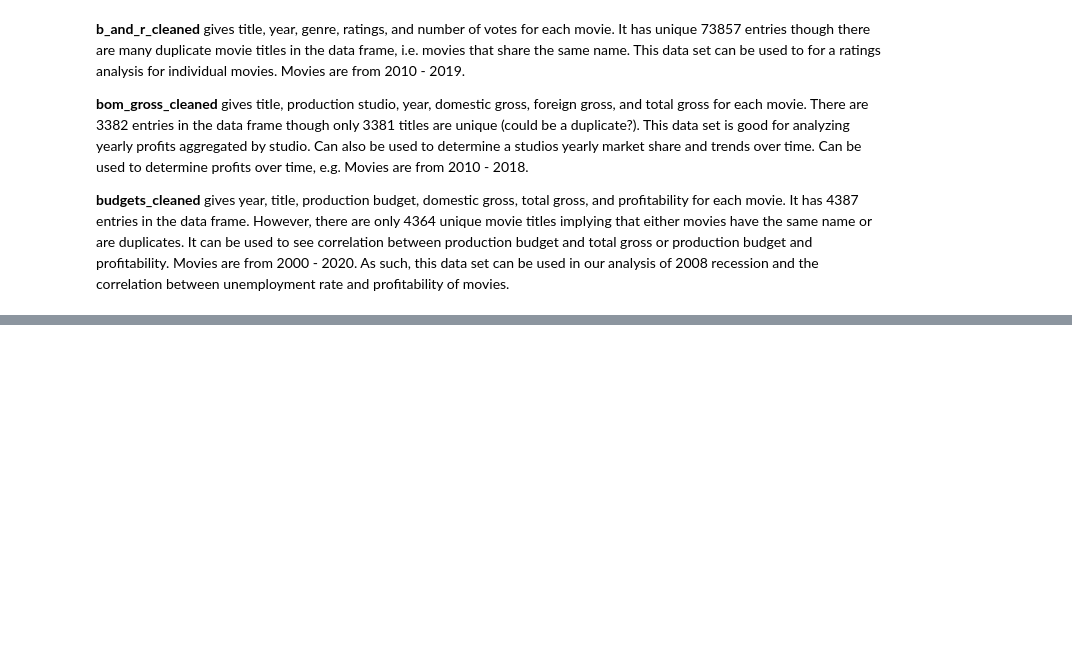
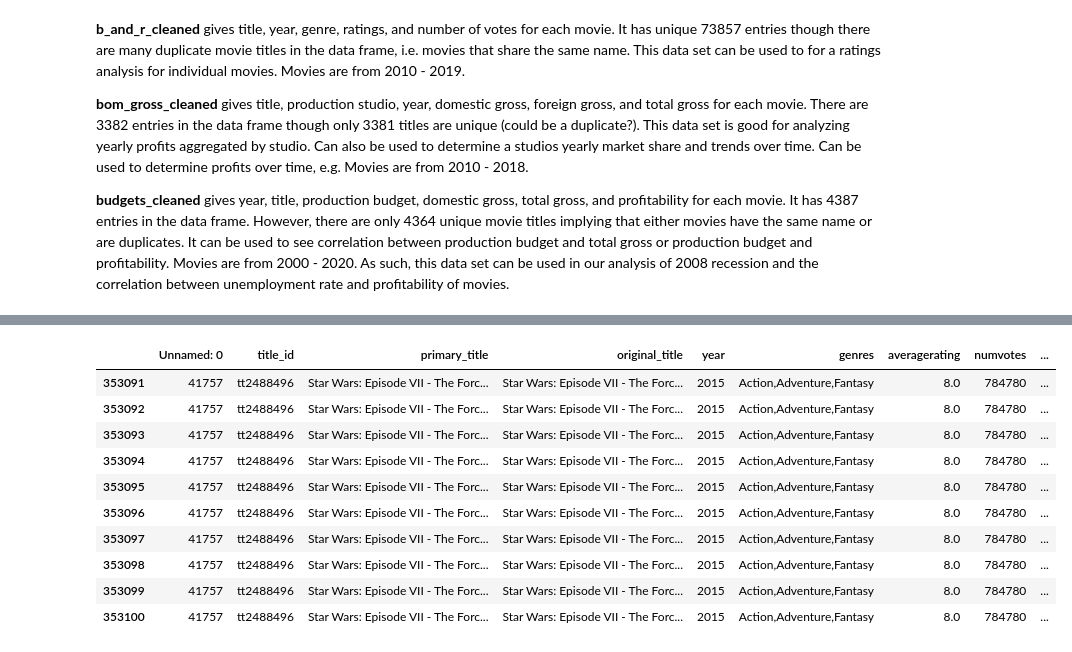
Before and after one commit to itcalderon/2020-movie-analysis, a Jupyter notebook: cleaning_dataframes.ipynb, the cells around one changed output, grey strips where cells are left out. Saved outputs shown, nothing was run; the diff lists cells and outputs as text; code cells hidden in the pictures; blank space fills up the shorter version.

```diff
--- a/cleaning_dataframes.ipynb
+++ b/cleaning_dataframes.ipynb
@@ -488,0 +671,14 @@ budgets_cleaned.to_csv('Cleaned Data/cleaned_tn-movie-budgets.csv')
+# %%
+merged_imdb[merged_imdb.title_id ==  'tt2488496']
+# %% [output]
+|  | Unnamed: 0 | title_id | primary_title | original_title | year | genres | averagerating | numvotes | ... |
+| 353091 | 41757 | tt2488496 | Star Wars: Episode VII - The Forc... | Star Wars: Episode VII - The Forc... | 2015 | Action,Adventure,Fantasy | 8.0 | 784780 | ... |
+| 353092 | 41757 | tt2488496 | Star Wars: Episode VII - The Forc... | Star Wars: Episode VII - The Forc... | 2015 | Action,Adventure,Fantasy | 8.0 | 784780 | ... |
+| 353093 | 41757 | tt2488496 | Star Wars: Episode VII - The Forc... | Star Wars: Episode VII - The Forc... | 2015 | Action,Adventure,Fantasy | 8.0 | 784780 | ... |
+| 353094 | 41757 | tt2488496 | Star Wars: Episode VII - The Forc... | Star Wars: Episode VII - The Forc... | 2015 | Action,Adventure,Fantasy | 8.0 | 784780 | ... |
+| 353095 | 41757 | tt2488496 | Star Wars: Episode VII - The Forc... | Star Wars: Episode VII - The Forc... | 2015 | Action,Adventure,Fantasy | 8.0 | 784780 | ... |
+| 353096 | 41757 | tt2488496 | Star Wars: Episode VII - The Forc... | Star Wars: Episode VII - The Forc... | 2015 | Action,Adventure,Fantasy | 8.0 | 784780 | ... |
+| 353097 | 41757 | tt2488496 | Star Wars: Episode VII - The Forc... | Star Wars: Episode VII - The Forc... | 2015 | Action,Adventure,Fantasy | 8.0 | 784780 | ... |
+| 353098 | 41757 | tt2488496 | Star Wars: Episode VII - The Forc... | Star Wars: Episode VII - The Forc... | 2015 | Action,Adventure,Fantasy | 8.0 | 784780 | ... |
+| 353099 | 41757 | tt2488496 | Star Wars: Episode VII - The Forc... | Star Wars: Episode VII - The Forc... | 2015 | Action,Adventure,Fantasy | 8.0 | 784780 | ... |
+| 353100 | 41757 | tt2488496 | Star Wars: Episode VII - The Forc... | Star Wars: Episode VII - The Forc... | 2015 | Action,Adventure,Fantasy | 8.0 | 784780 | ... |
```
Also changed, not shown: parts of 23 cells of this notebook, 1 other file.
